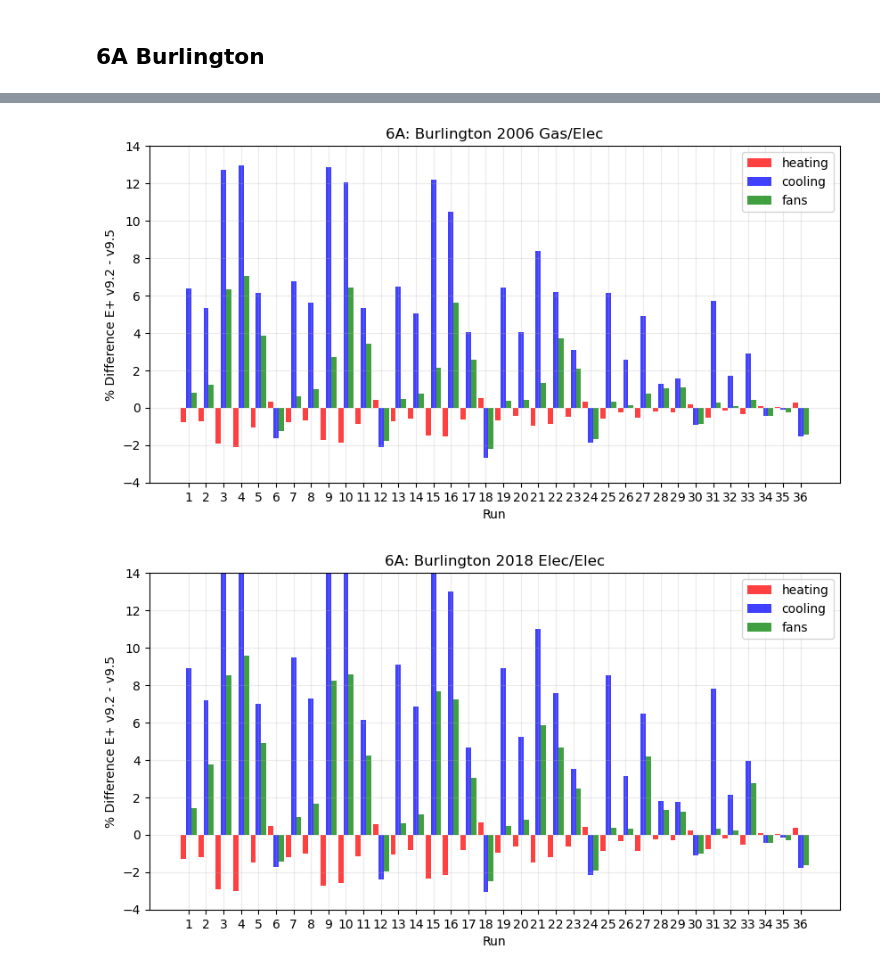
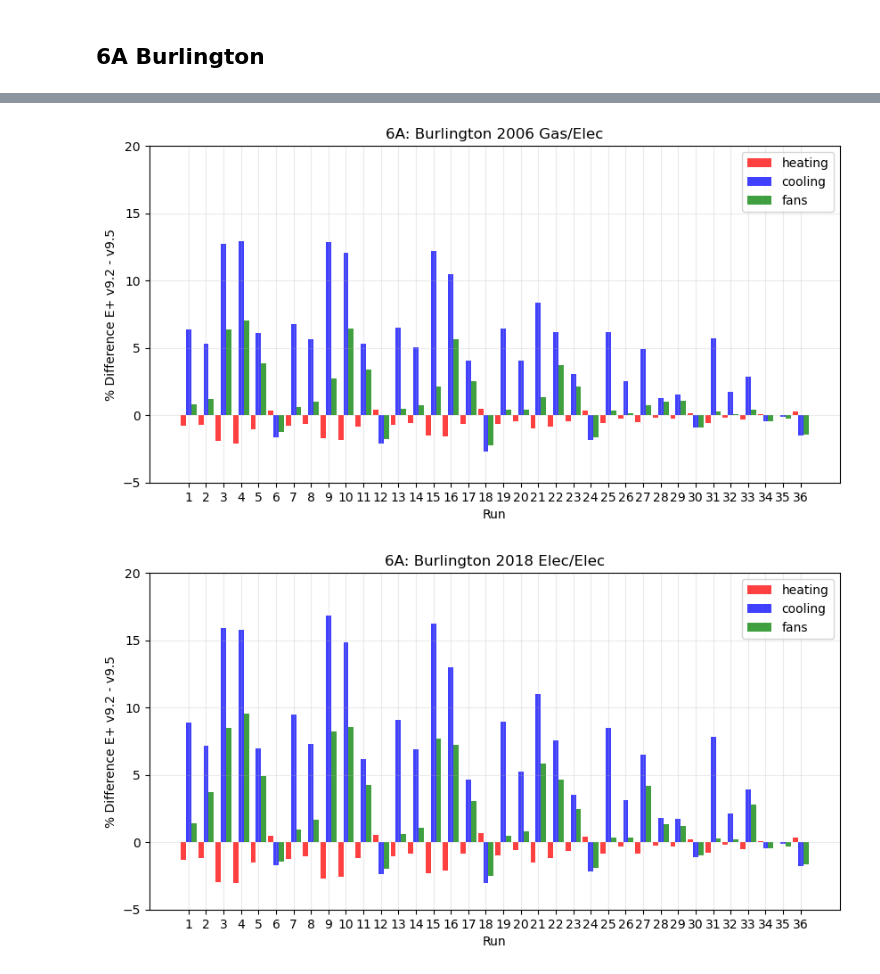
Before and after one commit to klharp/AE_Analysis, a Jupyter notebook: VersionAnalysis6A.ipynb, the cells around one changed output, grey strips where cells are left out. Saved outputs shown, nothing was run; the diff lists cells and outputs as text; code cells hidden in the pictures.

```diff
--- a/VersionAnalysis6A.ipynb
+++ b/VersionAnalysis6A.ipynb
@@ -209,42 +209,42 @@ plt.grid(alpha=.25)
 plt.title("6A: Burlington 2006 Gas/Elec")
 plt.xlabel("Run")
 plt.xticks(x4)
-plt.ylim([-4, 14])
+plt.ylim([-5, 20])
 plt.ylabel("% Difference E+ v9.2 - v9.5")
 
 plt.savefig("images/bvt2006gas.png")
 plt.show()
 # %% [output]
-[figure, old version]
+[figure, new version]
 # %%
 # BVT 2018 elec/elec
 
 x5 = energy_bvt2018_elec["Run"]
 heating5 = energy_bvt2018_elec["HeatingPercentDifference"]
 cooling5 = energy_bvt2018_elec["CoolingPercentDifference"]
 fans5 = energy_bvt2018_elec["FanPercentDifference"]
 w = .3
 
 figure(figsize=(10,5), dpi=100)
 
 ax = plt.subplot(111)
 ax.bar(x5-w, heating5, width=w, color="r", label="heating", align="center", alpha=.75)
 ax.bar(x5, cooling5, width=w, color="b", label="cooling",  align="center", alpha=.75)
 ax.bar(x5+w, fans5, width=w, color="g", label="fans",  align="center", alpha=.75)
 
 
 plt.legend()
 plt.grid(alpha=.25)
 plt.title("6A: Burlington 2018 Elec/Elec")
 plt.xlabel("Run")
 plt.xticks(x5)
-plt.ylim([-4, 14])
+plt.ylim([-5, 20])
 plt.ylabel("% Difference E+ v9.2 - v9.5")
 
 plt.savefig("images/bvt2018elec.png")
 plt.show()
 # %% [output]
-[figure, old version]
+[figure, new version]
 # %%
 # BVT 2018 gas/elec
 
```
Also changed, not shown: parts of 4 cells of this notebook, 47 other files.
